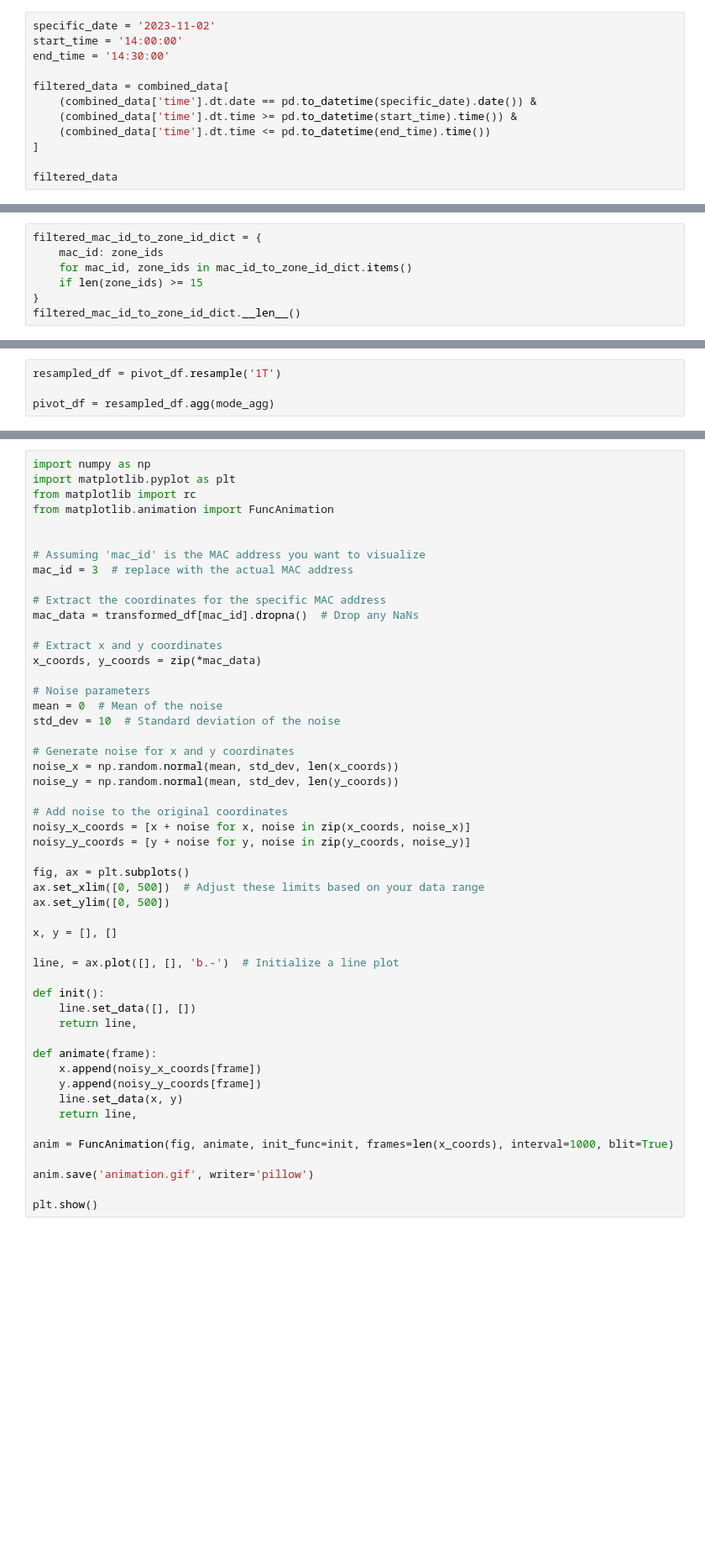
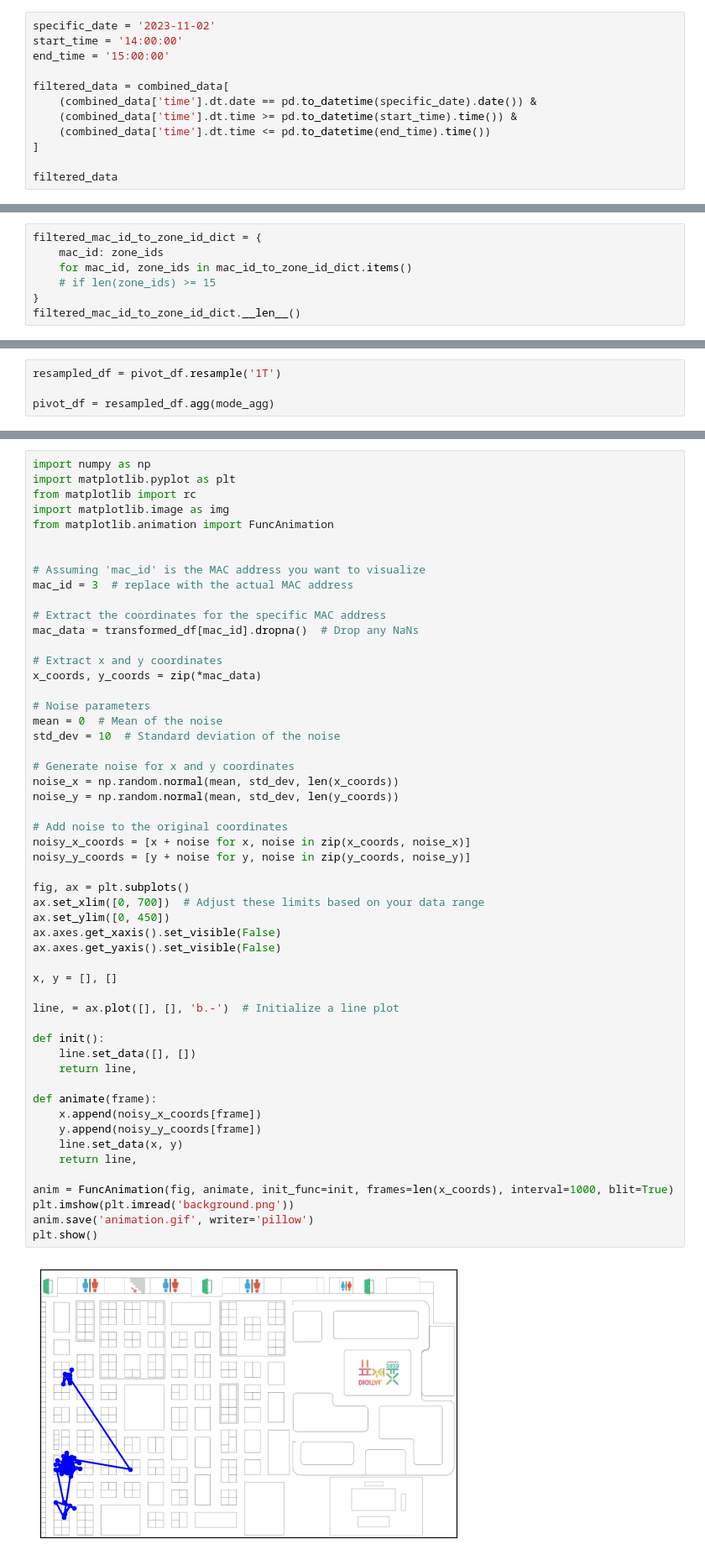
Before and after one commit to tjlabs/dmts_population_flow_analysis, a Jupyter notebook: load_data.ipynb, the cells around one changed output, grey strips where cells are left out. Shown at 84% size. Cells and saved outputs as stored; diff of their text form; blank space fills up the shorter version.

Commit message:
Feat: add background & remove axis

```diff
--- a/load_data.ipynb
+++ b/load_data.ipynb
@@ -29,7 +36,7 @@ combined_data.head()
 # %%
 specific_date = '2023-11-02'
 start_time = '14:00:00'
-end_time = '14:30:00'
+end_time = '15:00:00'
 
 filtered_data = combined_data[
     (combined_data['time'].dt.date == pd.to_datetime(specific_date).date()) &
@@ -62,6 +89,6 @@ mac_id_to_zone_id_dict.__len__()
 filtered_mac_id_to_zone_id_dict = {
     mac_id: zone_ids
     for mac_id, zone_ids in mac_id_to_zone_id_dict.items()
-    if len(zone_ids) >= 15
+    # if len(zone_ids) >= 15
 }
 filtered_mac_id_to_zone_id_dict.__len__()
@@ -163,6 +295,7 @@ y_coords
 import numpy as np
 import matplotlib.pyplot as plt
 from matplotlib import rc
+import matplotlib.image as img
 from matplotlib.animation import FuncAnimation
 
 
@@ -179,34 +312,37 @@ x_coords, y_coords = zip(*mac_data)
 mean = 0  # Mean of the noise
 std_dev = 10  # Standard deviation of the noise
 
 # Generate noise for x and y coordinates
 noise_x = np.random.normal(mean, std_dev, len(x_coords))
 noise_y = np.random.normal(mean, std_dev, len(y_coords))
 
 # Add noise to the original coordinates
 noisy_x_coords = [x + noise for x, noise in zip(x_coords, noise_x)]
 noisy_y_coords = [y + noise for y, noise in zip(y_coords, noise_y)]
 
 fig, ax = plt.subplots()
-ax.set_xlim([0, 500])  # Adjust these limits based on your data range
-ax.set_ylim([0, 500])
+ax.set_xlim([0, 700])  # Adjust these limits based on your data range
+ax.set_ylim([0, 450])
+ax.axes.get_xaxis().set_visible(False)
+ax.axes.get_yaxis().set_visible(False)
 
 x, y = [], []
 
 line, = ax.plot([], [], 'b.-')  # Initialize a line plot
 
 def init():
     line.set_data([], [])
     return line,
 
 def animate(frame):
     x.append(noisy_x_coords[frame])
     y.append(noisy_y_coords[frame])
     line.set_data(x, y)
     return line,
 
 anim = FuncAnimation(fig, animate, init_func=init, frames=len(x_coords), interval=1000, blit=True)
-
+plt.imshow(plt.imread('background.png'))
 anim.save('animation.gif', writer='pillow')
-
 plt.show()
+# %% [output]
+[figure, added]
```
Also changed, not shown: parts of 13 cells of this notebook, 1 other file.
